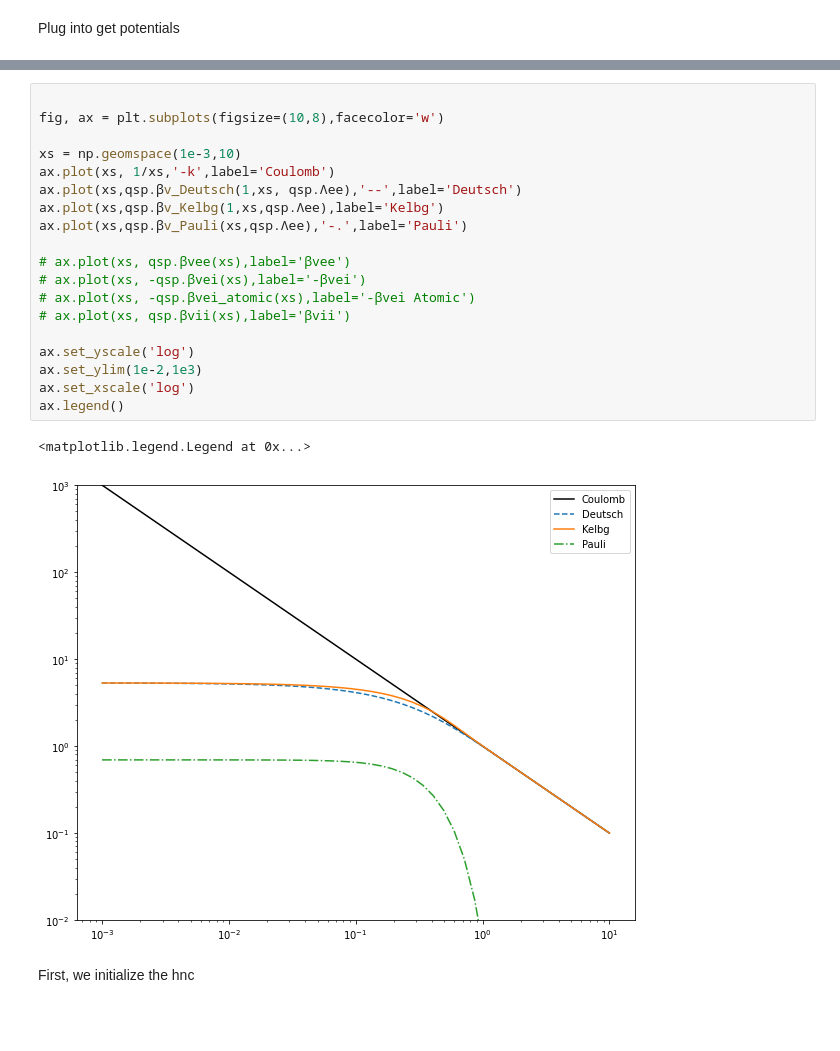
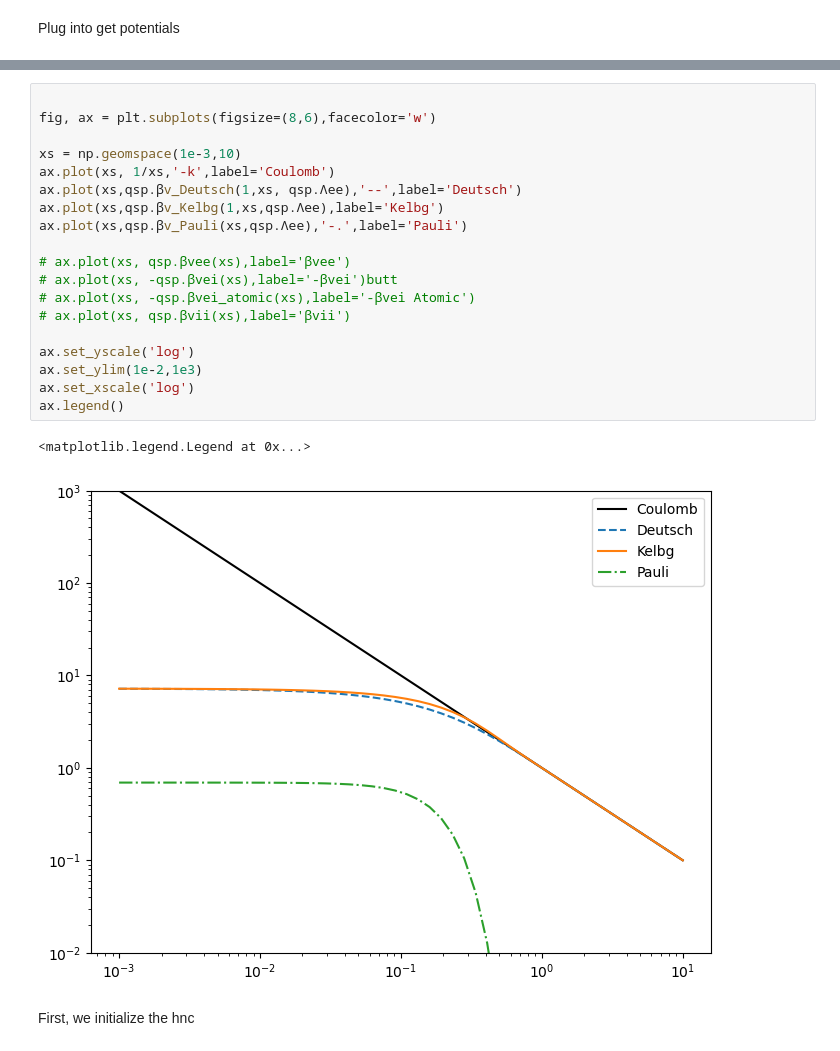
Before and after one commit to ZachAJohnson/hnc, a Jupyter notebook: QSP_HNC_for_TCCW.ipynb, the cells around one changed output, grey strips where cells are left out. Saved outputs shown, nothing was run; the diff lists cells and outputs as text; blank space fills up the shorter version.

```diff
--- a/QSP_HNC_for_TCCW.ipynb
+++ b/QSP_HNC_for_TCCW.ipynb
@@ -51,25 +51,25 @@ r_e=2.1
 # %%
 
-fig, ax = plt.subplots(figsize=(10,8),facecolor='w')
+fig, ax = plt.subplots(figsize=(8,6),facecolor='w')
 
 xs = np.geomspace(1e-3,10)
 ax.plot(xs, 1/xs,'-k',label='Coulomb')
 ax.plot(xs,qsp.βv_Deutsch(1,xs, qsp.Λee),'--',label='Deutsch')
 ax.plot(xs,qsp.βv_Kelbg(1,xs,qsp.Λee),label='Kelbg')
 ax.plot(xs,qsp.βv_Pauli(xs,qsp.Λee),'-.',label='Pauli')
 
 # ax.plot(xs, qsp.βvee(xs),label='βvee')
-# ax.plot(xs, -qsp.βvei(xs),label='-βvei')
+# ax.plot(xs, -qsp.βvei(xs),label='-βvei')butt
 # ax.plot(xs, -qsp.βvei_atomic(xs),label='-βvei Atomic')
 # ax.plot(xs, qsp.βvii(xs),label='βvii')
 
 ax.set_yscale('log')
 ax.set_ylim(1e-2,1e3)
 ax.set_xscale('log')
 ax.legend()
 # %% [output]
 <matplotlib.legend.Legend at 0x...>
-[figure, old version]
+[figure, new version]
 # %% [markdown]
 First, we initialize the hnc
 # %%
```
Also changed, not shown: parts of 11 cells of this notebook, 24 other files.
